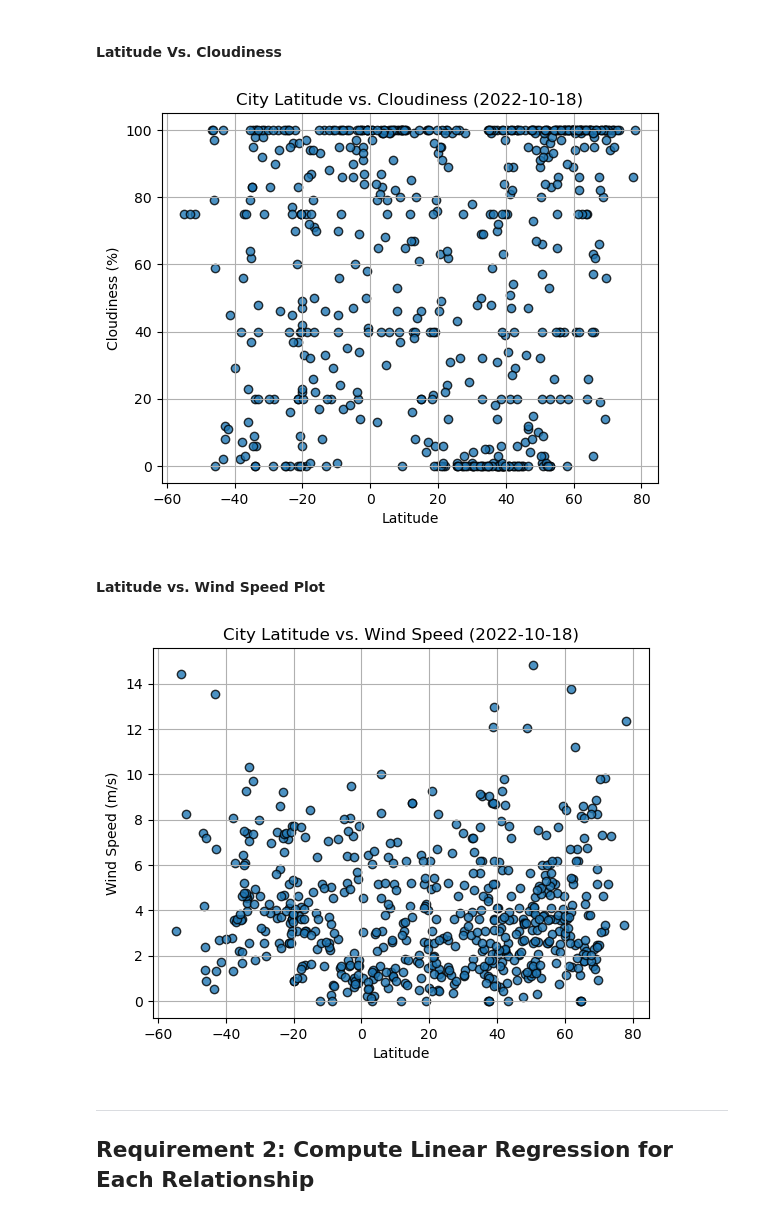
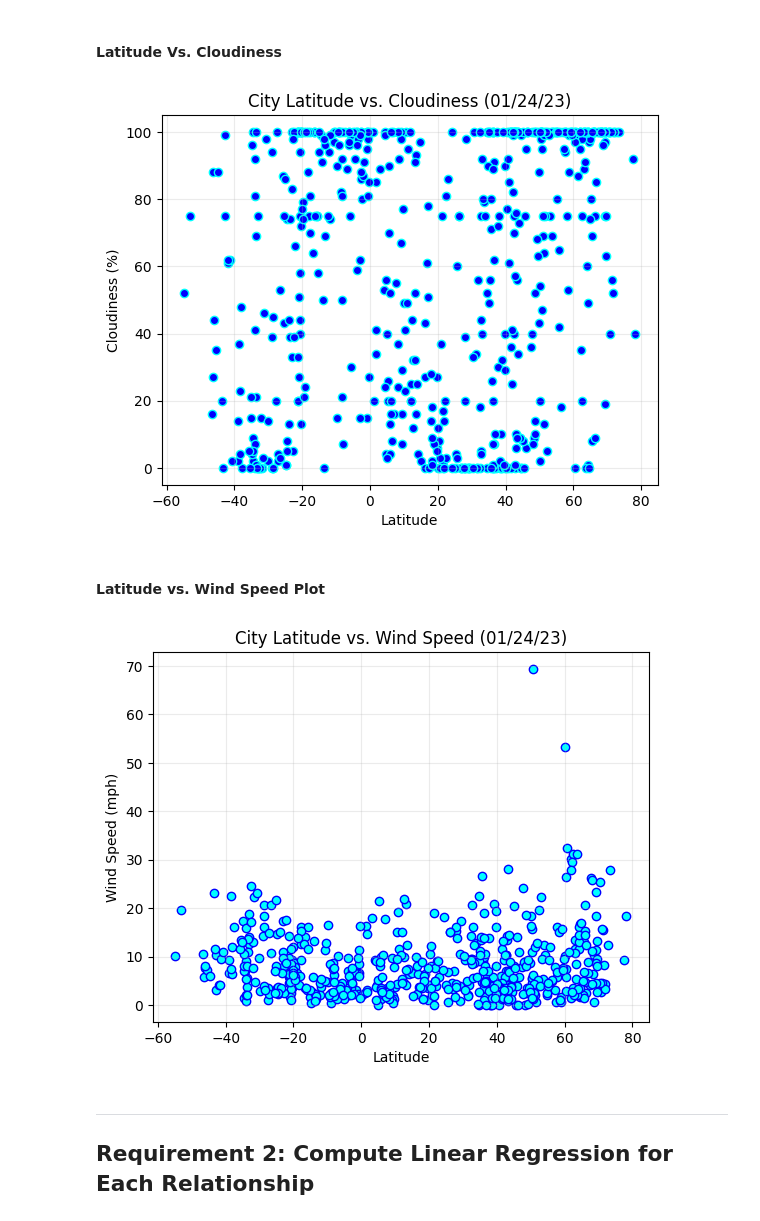
Before and after one commit to DunieCarrasco/python-api-challenge, a Jupyter notebook: python-api-challenge/starter_code/WeatherPy-Copy1.ipynb, the cells around one changed output. Saved outputs shown, nothing was run; the diff lists cells and outputs as text; code cells hidden in the pictures.

```diff
--- a/python-api-challenge/starter_code/WeatherPy-Copy1.ipynb
+++ b/python-api-challenge/starter_code/WeatherPy-Copy1.ipynb
@@ -269,33 +274,43 @@ plt.show()
 # %%
 # Build the scatter plots for latitude vs. cloudiness
 # YOUR CODE HERE
+plt.scatter(city_data_df["Lat"], city_data_df["Cloudiness"], facecolor="blue", edgecolor="aqua")
 
 # Incorporate the other graph properties
 # YOUR CODE HERE
+plt.title("City Latitude vs. Cloudiness (01/24/23)")
+plt.xlabel("Latitude")
+plt.ylabel("Cloudiness (%)")
+plt.grid(alpha=0.25)
 
 # Save the figure
-plt.savefig("output_data/Fig3.png")
+plt.savefig("Fig3.png")
 
 # Show plot
 plt.show()
 # %% [output]
-[figure, old version]
+[figure, new version]
 # %% [markdown]
 #### Latitude vs. Wind Speed Plot
 # %%
 # Build the scatter plots for latitude vs. wind speed
 # YOUR CODE HERE
+plt.scatter(city_data_df["Lat"], city_data_df["Wind Speed"], facecolor="aqua", edgecolor="b")
 
 # Incorporate the other graph properties
 # YOUR CODE HERE
+plt.title("City Latitude vs. Wind Speed (01/24/23)")
+plt.xlabel("Latitude")
+plt.ylabel("Wind Speed (mph)")
+plt.grid(alpha=0.25)
 
 # Save the figure
-plt.savefig("output_data/Fig4.png")
+plt.savefig("Fig4.png")
 
 # Show plot
 plt.show()
 # %% [output]
-[figure, old version]
+[figure, new version]
 # %% [markdown]
 ---
 
```
Also changed, not shown: parts of 2 cells of this notebook, 6 other files.
